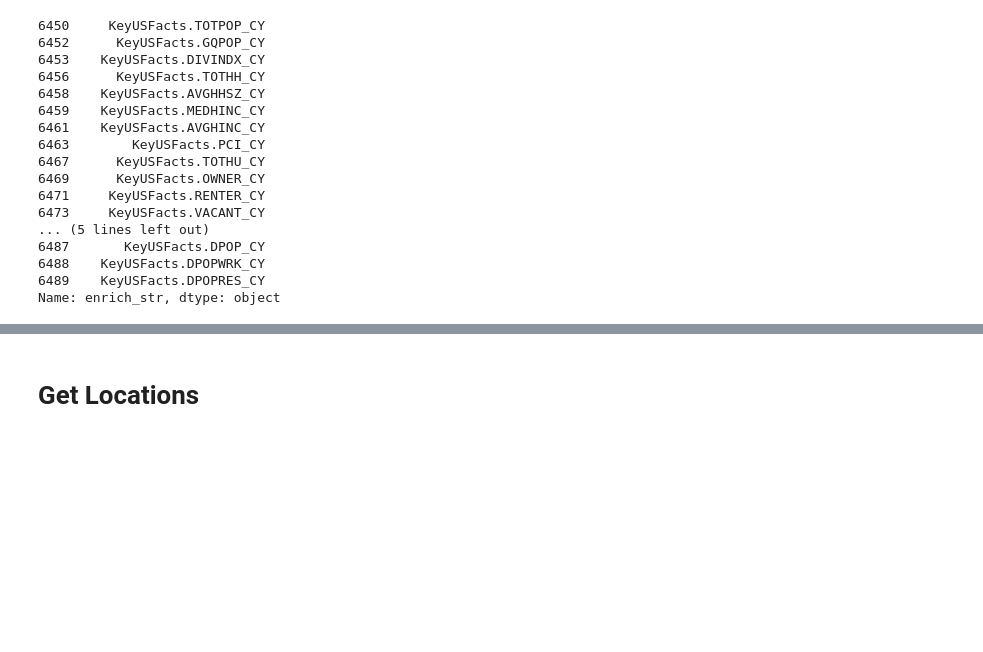
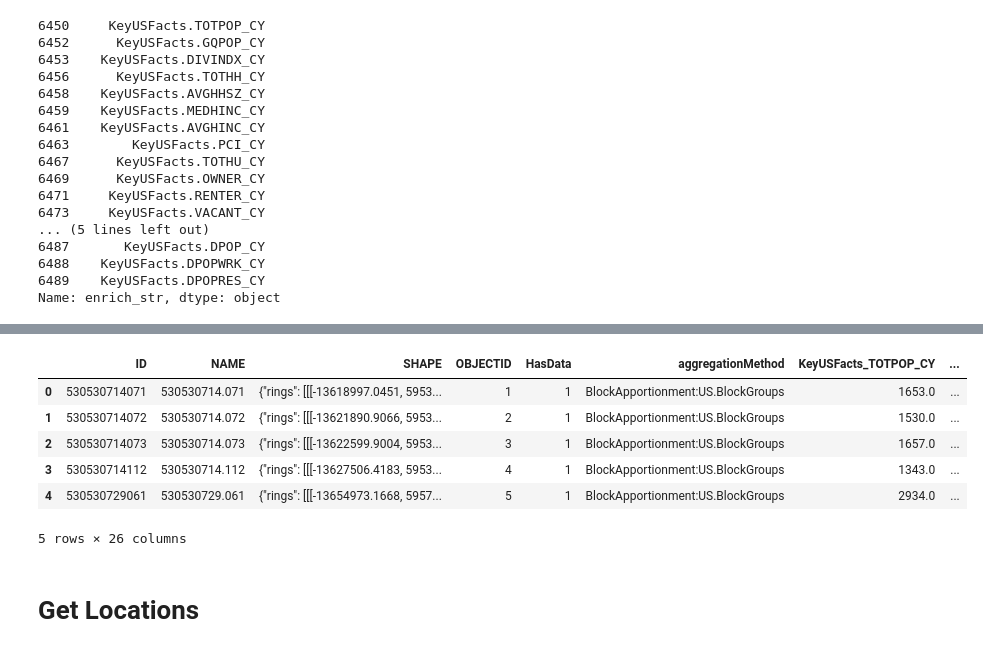
Before and after one commit to knu2xs/demographic-modeling, a Jupyter notebook: notebooks/01-prepare-data.ipynb, the cells around one changed output, grey strips where cells are left out. Saved outputs shown, nothing was run; the diff lists cells and outputs as text; code cells hidden in the pictures; blank space fills up the shorter version.

Commit message:
Enrich method working...still needs schema cleanup

```diff
--- a/notebooks/01-prepare-data.ipynb
+++ b/notebooks/01-prepare-data.ipynb
@@ -202,12 +228,18 @@ bg_enrich_df.head()
 # %%
 # get the geographies falling within an area by the index and just use the geography polygon - makes it easier to get the lowest possible geographic resolution
-cbsa_df = usa_local.get('seatttle')
-bg_lvl = cbsa_df.level(0)
-lvl_enrich_df = bg_lvl.enrich(enrich_vars)
-
-lvl_enrich_df = usa_local.cbsas.get('seattle').level(0).get().spatial.enrich(enrich_vars)
+cbsa_df = lvl_df = usa.cbsas.get('seattle')
+bg_lvl = cbsa_df.level(0).get()
+lvl_enrich_df = bg_lvl.spatial.enrich(enrich_vars)
 
 lvl_enrich_df.head()
+# %% [output]
+|  | ID | NAME | SHAPE | OBJECTID | HasData | aggregationMethod | KeyUSFacts_TOTPOP_CY | ... |
+| 0 | 530530714071 | 530530714.071 | {"rings": [[[-13618997.0451, 5953... | 1 | 1 | BlockApportionment:US.BlockGroups | 1653.0 | ... |
+| 1 | 530530714072 | 530530714.072 | {"rings": [[[-13621890.9066, 5953... | 2 | 1 | BlockApportionment:US.BlockGroups | 1530.0 | ... |
+| 2 | 530530714073 | 530530714.073 | {"rings": [[[-13622599.9004, 5953... | 3 | 1 | BlockApportionment:US.BlockGroups | 1657.0 | ... |
+| 3 | 530530714112 | 530530714.112 | {"rings": [[[-13627506.4183, 5953... | 4 | 1 | BlockApportionment:US.BlockGroups | 1343.0 | ... |
+| 4 | 530530729061 | 530530729.061 | {"rings": [[[-13654973.1668, 5957... | 5 | 1 | BlockApportionment:US.BlockGroups | 2934.0 | ... |
+5 rows × 26 columns
 # %% [markdown]
 # Get Locations
 # %%
```
Also changed, not shown: parts of 2 cells of this notebook, 7 other files.
